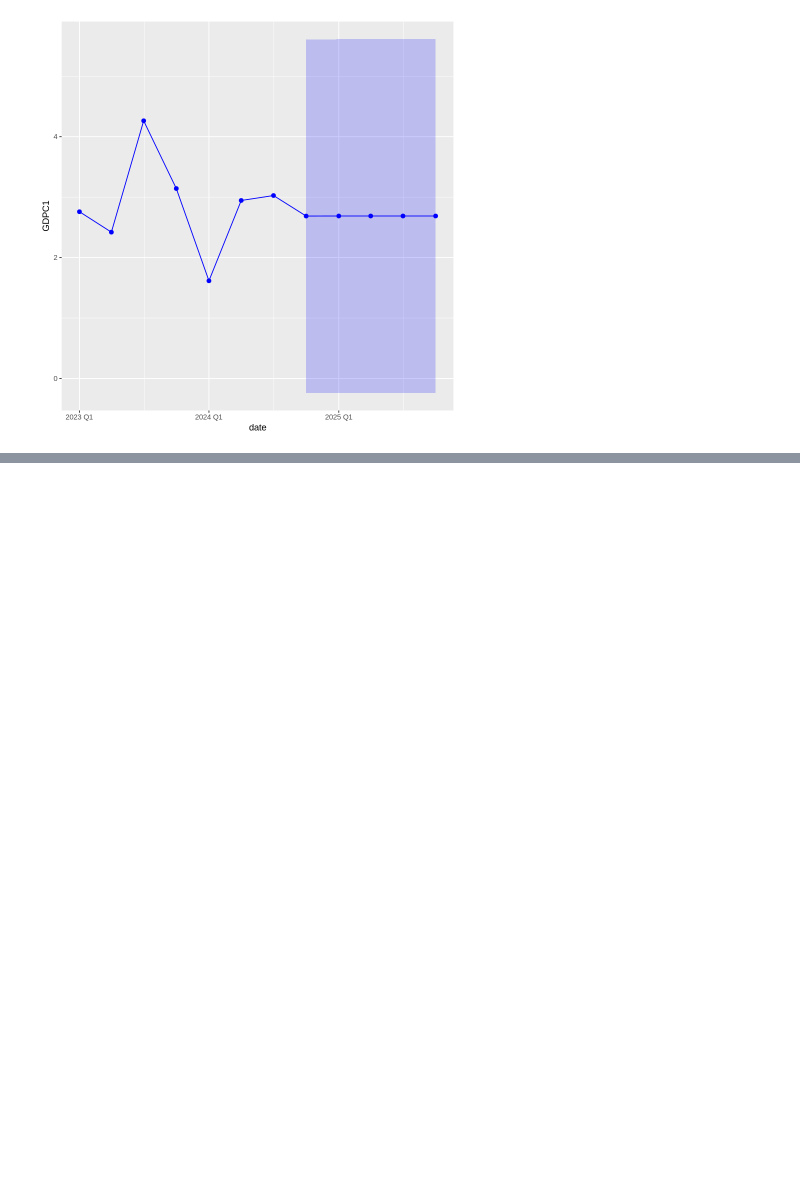
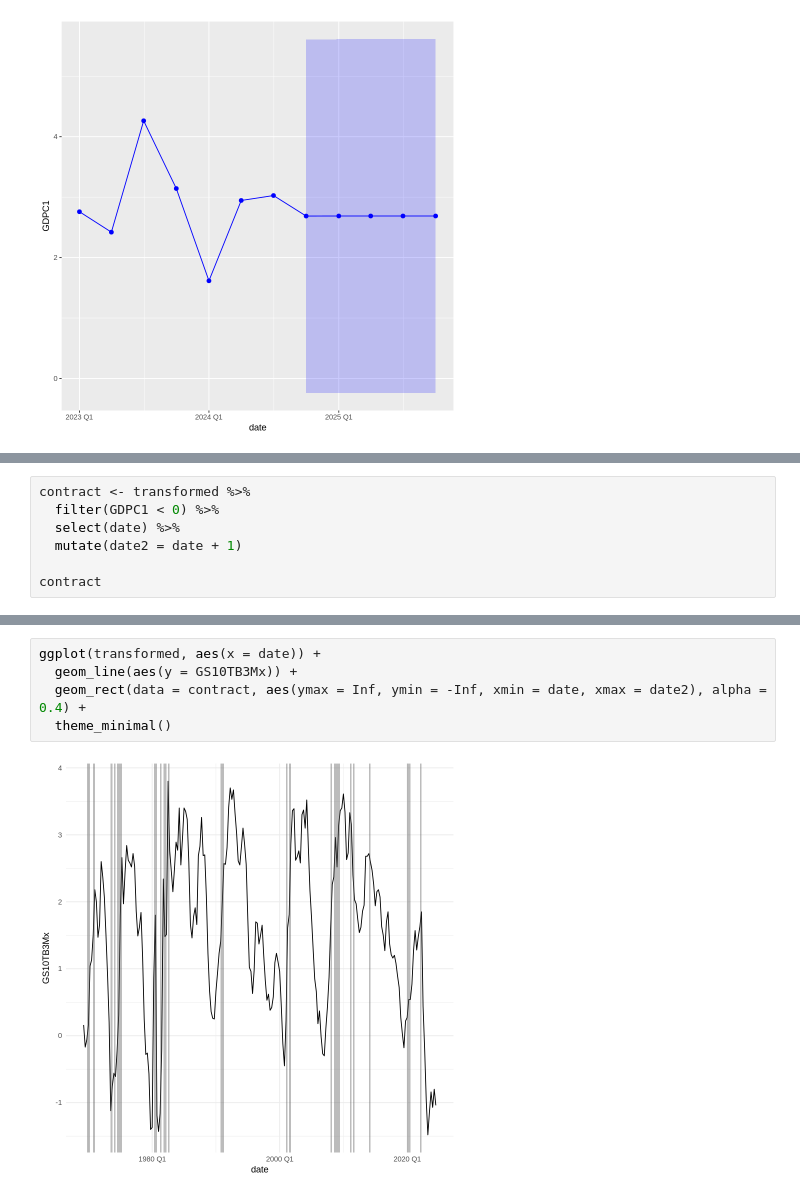
Before and after one commit to jack-gin/databustersteam33, a Jupyter notebook: NUS_DSESC_DATABUSTERS_33.ipynb, the cells around one changed output, grey strips where cells are left out. Saved outputs shown, nothing was run; the diff lists cells and outputs as text; blank space fills up the shorter version.

```diff
--- a/NUS_DSESC_DATABUSTERS_33.ipynb
+++ b/NUS_DSESC_DATABUSTERS_33.ipynb
@@ -571,0 +616,7 @@ ggplot(varplot, aes(x = date, y = `.mean`)) +
+# %%
+contract <- transformed %>%
+  filter(GDPC1 < 0) %>%
+  select(date) %>%
+  mutate(date2 = date + 1)
+
+contract
@@ -571,0 +643,7 @@ ggplot(varplot, aes(x = date, y = `.mean`)) +
+# %%
+ggplot(transformed, aes(x = date)) +
+  geom_line(aes(y = GS10TB3Mx)) +
+  geom_rect(data = contract, aes(ymax = Inf, ymin = -Inf, xmin = date, xmax = date2), alpha = 0.4) +
+  theme_minimal()
+# %% [output]
+[figure, added]
```
Also changed, not shown: parts of 21 cells of this notebook.
